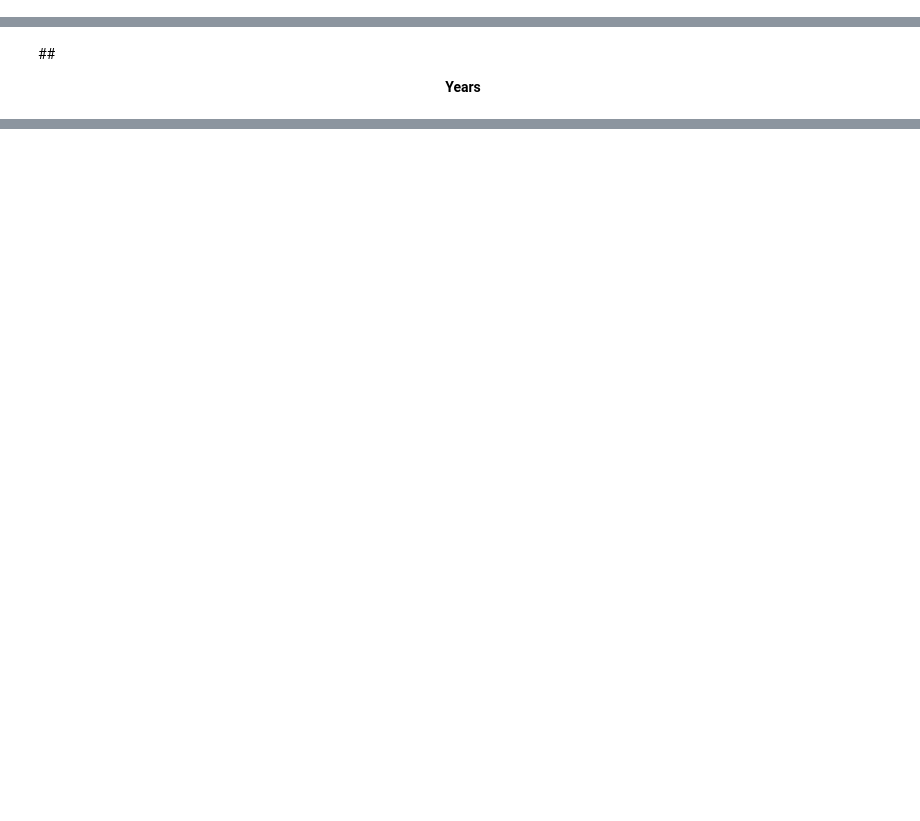
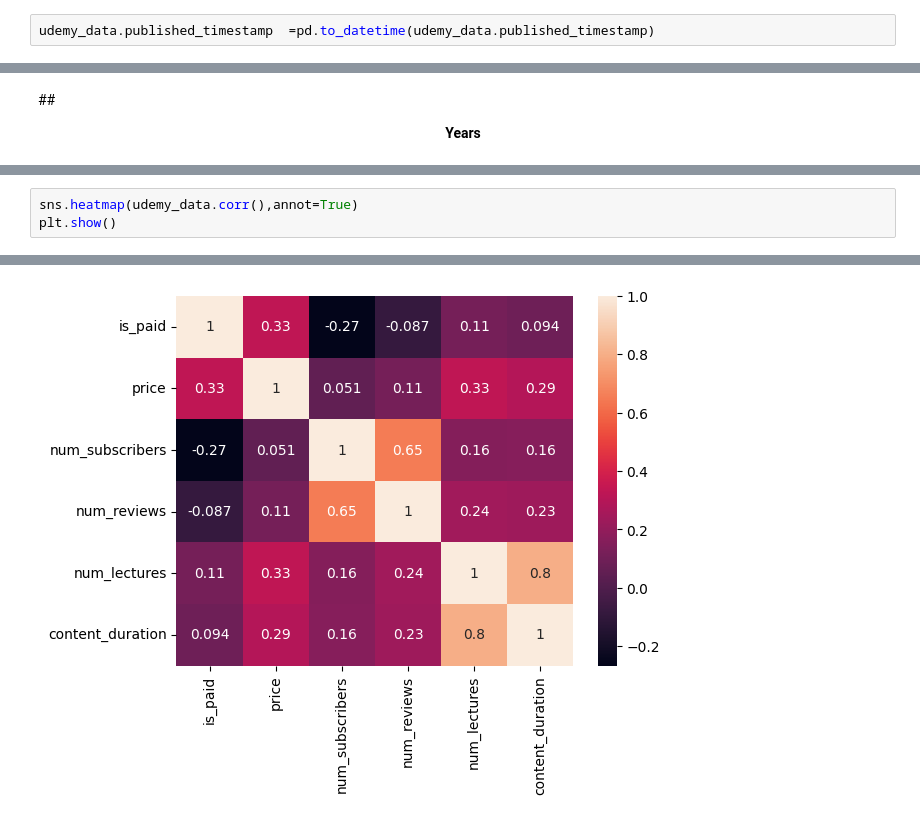
Before and after one commit to Elma-dev/Udemy_courses_Analyses, a Jupyter notebook: Udemy_courses_Analyse.ipynb, the cells around one changed output, grey strips where cells are left out. Saved outputs shown, nothing was run; the diff lists cells and outputs as text; blank space fills up the shorter version.

```diff
--- a/Udemy_courses_Analyse.ipynb
+++ b/Udemy_courses_Analyse.ipynb
@@ -59,4 +59,6 @@ Data columns (total 9 columns):
  8   subject              3678 non-null   object
 dtypes: bool(1), float64(1), int64(4), object(3)
 memory usage: 233.6+ KB
+# %%
+udemy_data.published_timestamp  =pd.to_datetime(udemy_data.published_timestamp)
 # %% [markdown]
@@ -171,0 +229,4 @@ The default value of numeric_only in DataFrameGroupBy.sum is deprecated. In a fu
+# %%
+sns.heatmap(udemy_data.corr(),annot=True)
+plt.show()
+# %% [output]
@@ -171,0 +234 @@ The default value of numeric_only in DataFrameGroupBy.sum is deprecated. In a fu
+[figure, added]
```
Also changed, not shown: parts of 12 cells of this notebook.
